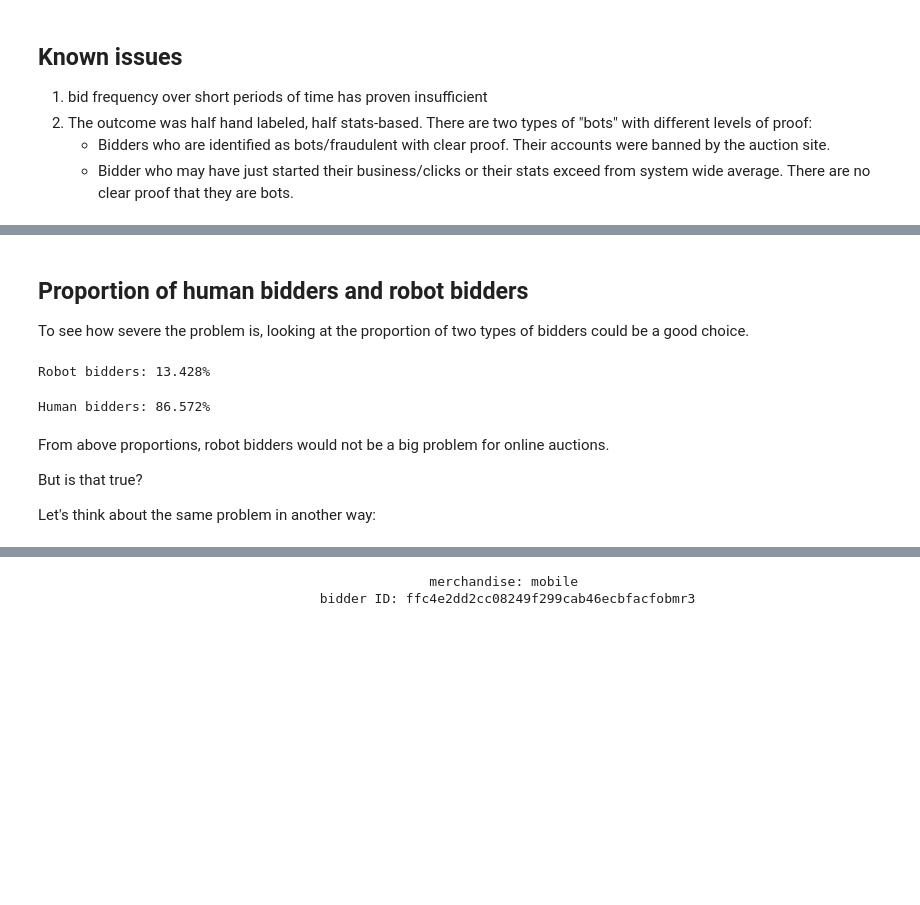
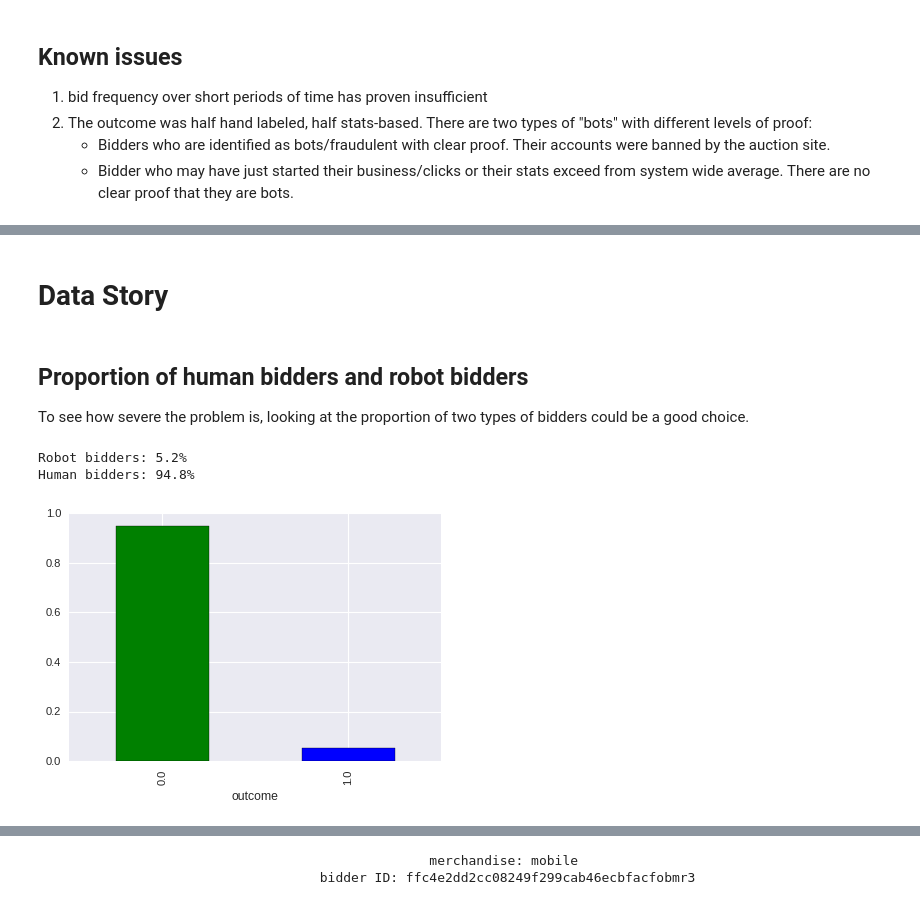
Before and after one commit to Z-Yang-328/Online-Auction-Analytics, a Jupyter notebook: Capstone Project/Data_Story_Capstone.ipynb, the cells around one changed output, grey strips where cells are left out. Saved outputs shown, nothing was run; the diff lists cells and outputs as text; code cells hidden in the pictures; blank space fills up the shorter version.

```diff
--- a/Capstone Project/Data_Story_Capstone.ipynb
+++ b/Capstone Project/Data_Story_Capstone.ipynb
@@ -274,23 +316,21 @@ train_bid.head()
 | 9 | 9 | a58ace8b671a7531c88814bc86b2a34cf... | 3zpkj | sporting goods | phone4 | 9759243210526315 | za | 123.28.123.226 | vasstdc27m7nks3 | ... |
 | 10 | 10 | a58ace8b671a7531c88814bc86b2a34cf... | z6j8b | sporting goods | phone10 | 9759243210526315 | ng | 209.80.85.101 | adgjz71s3p2oiau | ... |
 | 13 | 13 | 7e34a26c4c339e875997f4b9239d2b5fs... | nbx39 | mobile | phone13 | 9759243263157894 | in | 143.183.225.33 | e5i17pk9wygxewv | ... |
+# %% [markdown]
+# Data Story
 # %% [markdown]
 ## Proportion of human bidders and robot bidders
 
 To see how severe the problem is, looking at the proportion of two types of bidders could be a good choice.
-# %%
-bot_bidder = train_bid[train_bid.outcome == 1]
-print("Robot bidders: {0:.5g}%".format(len(bot_bidder)*100/len(train_bid)))
-# %% [output]
-Robot bidders: 13.428%
-# %%
-human_bidder = train_bid[train_bid.outcome == 0]
-print("Human bidders: {0:.5g}%".format(len(human_bidder)*100/len(train_bid)))
-# %% [output]
-Human bidders: 86.572%
-# %% [markdown]
-From above proportions, robot bidders would not be a big problem for online auctions.
-
-But is that true?
-
-Let's think about the same problem in another way:
+# %%
+pro_plot = (train_bid.groupby(['outcome', 'bidder_id']).count().reset_index()\
+                                           .drop('bidder_id', axis=1).groupby('outcome').count().bid_id\
+                                           /train_bid.bidder_id.nunique())
+_ = pro_plot.plot(kind='bar', color = ['g', 'b'])
+#_ = plt.pie(pro_plot)
+print("Robot bidders: {0:.1f}%".format(pro_plot[1] * 100))
+print("Human bidders: {0:.1f}%".format(pro_plot[0] * 100))
+# %% [output]
+Robot bidders: 5.2%
+Human bidders: 94.8%
+[figure, added]
```
Also changed, not shown: parts of 49 cells of this notebook.
